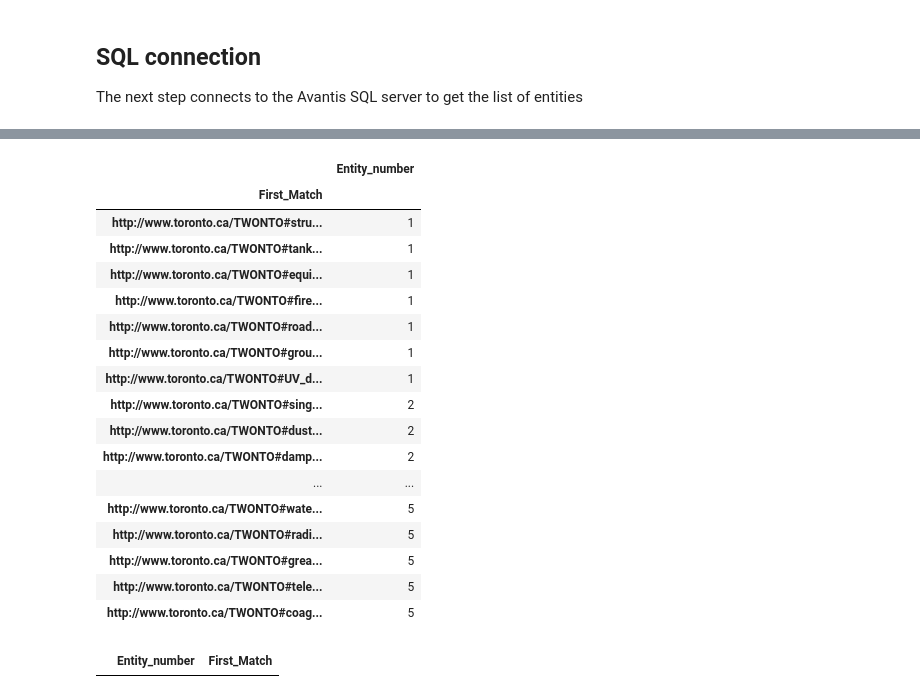
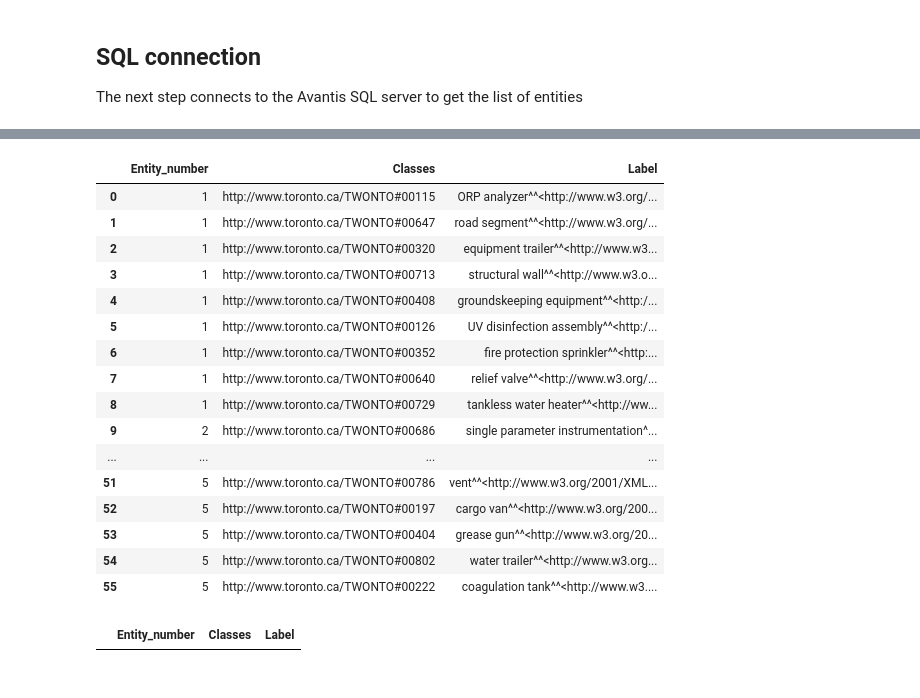
Before and after one commit to TW-ASMP/TWONTO, a Jupyter notebook: Avantis Mapping/Avantis Mapping Instructions.ipynb, the cells around one changed output, grey strips where cells are left out. Cells and saved outputs as stored; diff of their text form; code cells hidden in the pictures.

```diff
--- a/Avantis Mapping/Avantis Mapping Instructions.ipynb
+++ b/Avantis Mapping/Avantis Mapping Instructions.ipynb
@@ -35,7 +35,6 @@ df = pd.read_excel("SPARQL_class.xlsx", header= 1)
 Class = dict(zip(df['Avantis_Class'],df['TWONTO']))
 
 TWONTO_classes = pd.read_excel('TWONTO_classes.xlsx')
-TWONTO_classes = TWONTO_classes['Classes'].tolist()
 df
 # %% [output]
 |  | TWONTO | Avantis_Class |
@@ -274,25 +268,25 @@ array(['',
 # %%
-entityMatch.groupby('First_Match').count().sort_values('Entity_number').query('Entity_number < 6')
+entityMatch.groupby('First_Match').count().sort_values('Entity_number').query('Entity_number < 6').merge(TWONTO_classes, left_on = 'First_Match', right_on = 'Classes')
 # %% [output]
-|  | Entity_number |
-| First_Match |  |
-| http://www.toronto.ca/TWONTO#stru... | 1 |
-| http://www.toronto.ca/TWONTO#tank... | 1 |
-| http://www.toronto.ca/TWONTO#equi... | 1 |
-| http://www.toronto.ca/TWONTO#fire... | 1 |
-| http://www.toronto.ca/TWONTO#road... | 1 |
-| http://www.toronto.ca/TWONTO#grou... | 1 |
-| http://www.toronto.ca/TWONTO#UV_d... | 1 |
-| http://www.toronto.ca/TWONTO#sing... | 2 |
-| http://www.toronto.ca/TWONTO#dust... | 2 |
-| http://www.toronto.ca/TWONTO#damp... | 2 |
-| ... | ... |
-| http://www.toronto.ca/TWONTO#wate... | 5 |
-| http://www.toronto.ca/TWONTO#radi... | 5 |
-| http://www.toronto.ca/TWONTO#grea... | 5 |
-| http://www.toronto.ca/TWONTO#tele... | 5 |
-| http://www.toronto.ca/TWONTO#coag... | 5 |
+|  | Entity_number | Classes | Label |
+| 0 | 1 | http://www.toronto.ca/TWONTO#00115 | ORP analyzer^^<http://www.w3.org/... |
+| 1 | 1 | http://www.toronto.ca/TWONTO#00647 | road segment^^<http://www.w3.org/... |
+| 2 | 1 | http://www.toronto.ca/TWONTO#00320 | equipment trailer^^<http://www.w3... |
+| 3 | 1 | http://www.toronto.ca/TWONTO#00713 | structural wall^^<http://www.w3.o... |
+| 4 | 1 | http://www.toronto.ca/TWONTO#00408 | groundskeeping equipment^^<http:/... |
+| 5 | 1 | http://www.toronto.ca/TWONTO#00126 | UV disinfection assembly^^<http:/... |
+| 6 | 1 | http://www.toronto.ca/TWONTO#00352 | fire protection sprinkler^^<http:... |
+| 7 | 1 | http://www.toronto.ca/TWONTO#00640 | relief valve^^<http://www.w3.org/... |
+| 8 | 1 | http://www.toronto.ca/TWONTO#00729 | tankless water heater^^<http://ww... |
+| 9 | 2 | http://www.toronto.ca/TWONTO#00686 | single parameter instrumentation^... |
+| ... | ... | ... | ... |
+| 51 | 5 | http://www.toronto.ca/TWONTO#00786 | vent^^<http://www.w3.org/2001/XML... |
+| 52 | 5 | http://www.toronto.ca/TWONTO#00197 | cargo van^^<http://www.w3.org/200... |
+| 53 | 5 | http://www.toronto.ca/TWONTO#00404 | grease gun^^<http://www.w3.org/20... |
+| 54 | 5 | http://www.toronto.ca/TWONTO#00802 | water trailer^^<http://www.w3.org... |
+| 55 | 5 | http://www.toronto.ca/TWONTO#00222 | coagulation tank^^<http://www.w3.... |
-# %%
-entityMatch[entityMatch['First_Match'] == 'http://www.toronto.ca/TWONTO#test_equipment']
-# %% [output]
-|  | Entity_number | First_Match |
+# %%
+totals = entityMatch.groupby('First_Match').count().merge(TWONTO_classes, left_on = 'First_Match', right_on = 'Classes')
+totals[totals['Label'].str.contains('diffuser')]
+# %% [output]
+|  | Entity_number | Classes | Label |
```
Also changed, not shown: parts of 10 cells of this notebook, 11 other files.
